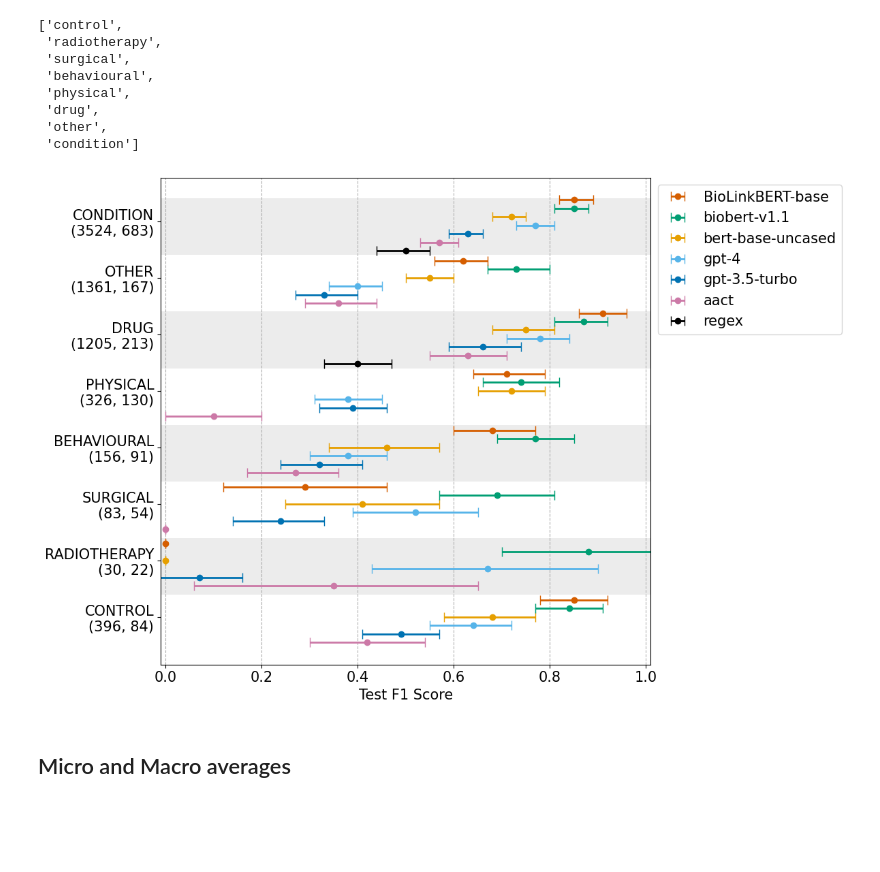
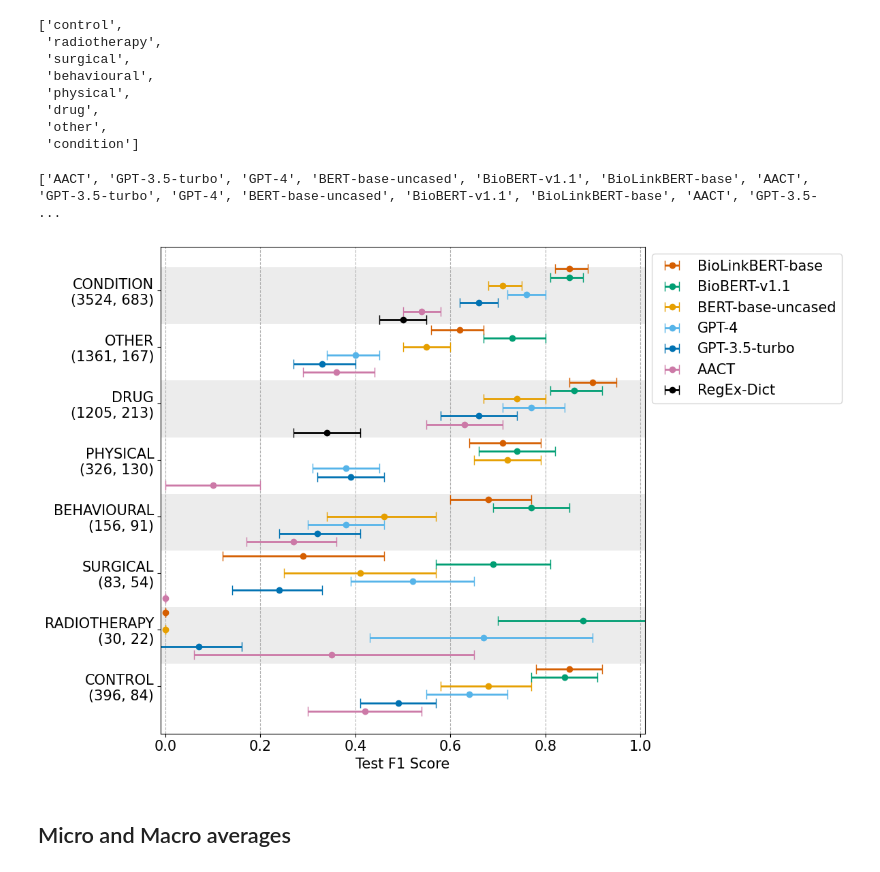
Before and after one commit to Ineichen-Group/NeuroTrialNER, a Jupyter notebook: models/2-CT Models_Evaluation_ARR_Rebuttal_2024-New-CI.ipynb, the cells around one changed output. Cells and saved outputs as stored; diff of their text form; code cells hidden in the pictures; blank space fills up the shorter version.

```diff
--- a/models/2-CT Models_Evaluation_ARR_Rebuttal_2024-New-CI.ipynb
+++ b/models/2-CT Models_Evaluation_ARR_Rebuttal_2024-New-CI.ipynb
@@ -12,7 +12,7 @@ from confidenceinterval import classification_report_with_ci
 annotated_files_path_prefix = "./predictions/rebuttal/"
 annotated_files_path_suffix = "20240529"
 path_to_test_set = "../data/annotated_data/data_splits/stratified_entities/ct_neuro_test_merged_153.csv"
-path_to_all_annotations = "./predictions/rebuttal/all_models_aggregated_all_entity_types_numarical_arrays.csv"
+path_to_all_annotations = "./predictions/rebuttal/all_models_aggregated_all_entity_types_numarical_arrays_normalized.csv"
 # %%
 test_set = pd.read_csv(path_to_test_set)
 # %%
@@ -168,12 +168,12 @@ NOTE: will keep v2 for gpt-3.5 and v1 for gpt-4
 # %%
 annotations_df_final = annotations_df.rename(columns = {
                                  "unique_drug_v2_gpt-3.5-turbo": "unique_drug_gpt-3.5-turbo",
-                                 "unique_condition_v2_gpt-3.5-turbo": "unique_condition_gpt-3.5-turbo",
+                                 "unique_condition_v1_gpt-3.5-turbo": "unique_condition_gpt-3.5-turbo",
                                  "unique_drug_v1_gpt-4": "unique_drug_gpt-4",
                                  "unique_condition_v1_gpt-4": "unique_condition_gpt-4",
 
-                                 "target_condition_v2_annotations_exact_gpt-3.5-turbo": "target_condition_annotations_exact_gpt-3.5-turbo",
-                                 "target_condition_v2_annotations_partial_gpt-3.5-turbo": "target_condition_annotations_partial_gpt-3.5-turbo",
+                                 "target_condition_v1_annotations_exact_gpt-3.5-turbo": "target_condition_annotations_exact_gpt-3.5-turbo",
+                                 "target_condition_v1_annotations_partial_gpt-3.5-turbo": "target_condition_annotations_partial_gpt-3.5-turbo",
                                  "target_drug_v2_annotations_exact_gpt-3.5-turbo": "target_drug_annotations_exact_gpt-3.5-turbo",
                                  "target_drug_v2_annotations_partial_gpt-3.5-turbo": "target_drug_annotations_partial_gpt-3.5-turbo",
 
@@ -182,8 +182,8 @@ annotations_df_final = annotations_df.rename(columns = {
                                  "target_drug_v1_annotations_exact_gpt-4": "target_drug_annotations_exact_gpt-4",
                                  "target_drug_v1_annotations_partial_gpt-4": "target_drug_annotations_partial_gpt-4",
 
-                                 "predicted_condition_v2_annotations_exact_gpt-3.5-turbo": "predicted_condition_annotations_exact_gpt-3.5-turbo",
-                                 "predicted_condition_v2_annotations_partial_gpt-3.5-turbo": "predicted_condition_annotations_partial_gpt-3.5-turbo",
+                                 "predicted_condition_v1_annotations_exact_gpt-3.5-turbo": "predicted_condition_annotations_exact_gpt-3.5-turbo",
+                                 "predicted_condition_v1_annotations_partial_gpt-3.5-turbo": "predicted_condition_annotations_partial_gpt-3.5-turbo",
                                  "predicted_drug_v2_annotations_exact_gpt-3.5-turbo": "predicted_drug_annotations_exact_gpt-3.5-turbo",
                                  "predicted_drug_v2_annotations_partial_gpt-3.5-turbo": "predicted_drug_annotations_partial_gpt-3.5-turbo",
 
@@ -641,35 +680,38 @@ for i, entity_type in enumerate(entity_order[::-1]):
 
 # Setting the y-ticks according to the new entity order
 ax.set_yticks(np.arange(len(entity_order)))
 ax.set_yticklabels(entity_labels[::-1], fontsize=15)
 
 ax.set_xlabel('Test F1 Score', fontsize=15)
 #ax.set_title('Performance by Entity Type (entity frequency in test, frequency in train)', fontsize=14)
 ax.grid(True, axis='x', linestyle='--',)
 ax.tick_params(axis='x', labelsize=15)
 ax.set_xlim([-0.01, 1.01])
 
 alt_bands_y_axis(ax)
 
 # Creating a legend that doesn't repeat labels
 handles, labels = plt.gca().get_legend_handles_labels()
-#print(labels)
+labels = [label.replace('bert', 'BERT').replace('gpt', 'GPT').replace('bio', 'Bio').replace('aact', 'AACT').replace('regex', 'RegEx-Dict') for label in labels]
+
+print(labels)
 # Add 'regex' to the legend
 #handles.append(ax.errorbar(0, 0, xerr=[[0], [0]], color=colors['regex'], fmt='o', elinewidth = 3, capsize=5, label='regex'))
 #labels.append('regex')
 # Reverse handles and labels
 handles = handles [::-1]
 labels = labels [::-1]
 by_label = dict(zip(labels, handles))
 ax.legend(by_label.values(), by_label.keys(), loc='upper left', fontsize=15, bbox_to_anchor=(1, 1))
 
 #ax.legend(by_label.values(), by_label.keys(), loc='upper left', fontsize=14)
 
 plt.tight_layout()
 plt.savefig("./evaluations/plots/rebuttal_all_entities_performance_v153_test.pdf")
 plt.show()
 # %% [output]
+['AACT', 'GPT-3.5-turbo', 'GPT-4', 'BERT-base-uncased', 'BioBERT-v1.1', 'BioLinkBERT-base', 'AACT', 'GPT-3.5-turbo', 'GPT-4', 'BERT-base-uncased', 'BioBERT-v1.1', 'BioLinkBERT-base', 'AACT', 'GPT-3.5- ...
-[figure, old version]
+[figure, new version]
 # %% [markdown]
 ## Micro and Macro averages
 # %%
```
Also changed, not shown: parts of 21 cells of this notebook, 1 other file.
